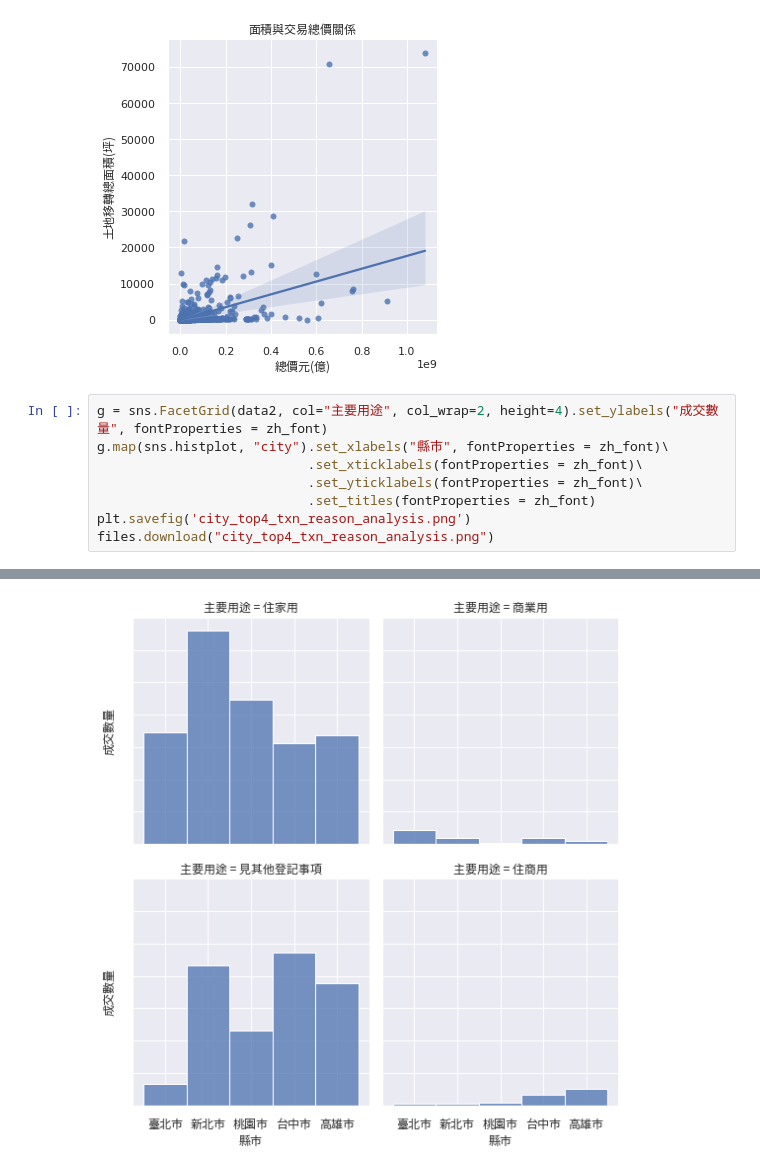
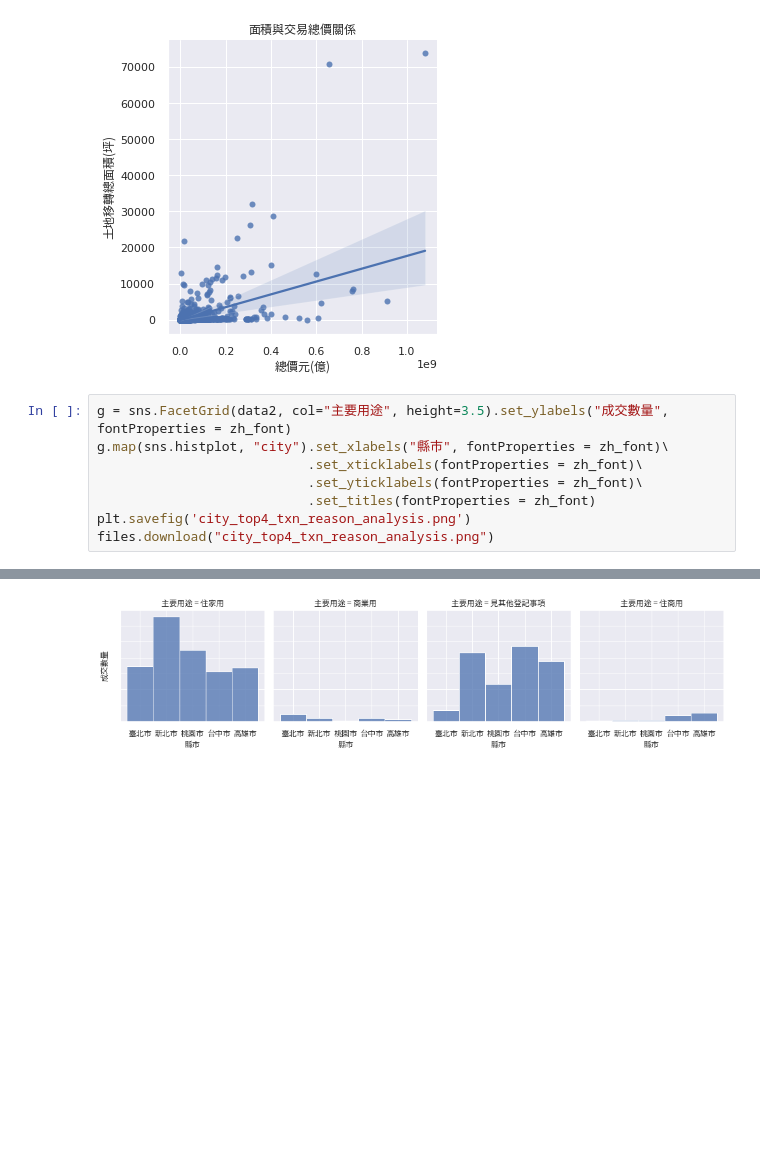
Before and after one commit to tshihyi/real-estate-analysis, a Jupyter notebook: land_info_data_analysis.ipynb, the cells around one changed output, grey strips where cells are left out. Cells and saved outputs as stored; diff of their text form; blank space fills up the shorter version.

Commit message:
Update city_top4_txn_reason_analysis figure

```diff
--- a/land_info_data_analysis.ipynb
+++ b/land_info_data_analysis.ipynb
@@ -191,14 +191,14 @@ files.download("price_area_regression_analysis.png")
 [interactive output not drawn]
 [figure]
 # %%
-g = sns.FacetGrid(data2, col="主要用途", col_wrap=2, height=4).set_ylabels("成交數量", fontProperties = zh_font)
+g = sns.FacetGrid(data2, col="主要用途", height=3.5).set_ylabels("成交數量", fontProperties = zh_font)
 g.map(sns.histplot, "city").set_xlabels("縣市", fontProperties = zh_font)\
                            .set_xticklabels(fontProperties = zh_font)\
                            .set_yticklabels(fontProperties = zh_font)\
                            .set_titles(fontProperties = zh_font)
 plt.savefig('city_top4_txn_reason_analysis.png')
 files.download("city_top4_txn_reason_analysis.png")
 # %% [output]
 [interactive output not drawn]
 [interactive output not drawn]
-[figure, old version]
+[figure, new version]
```
